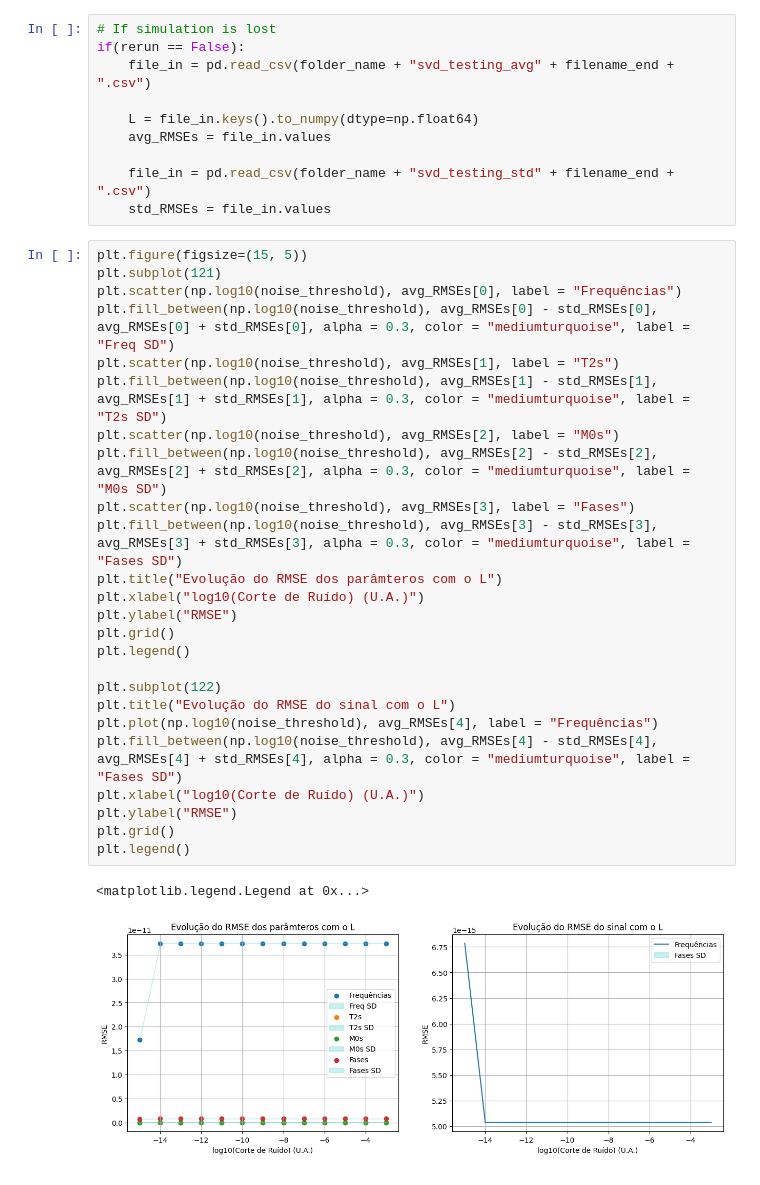
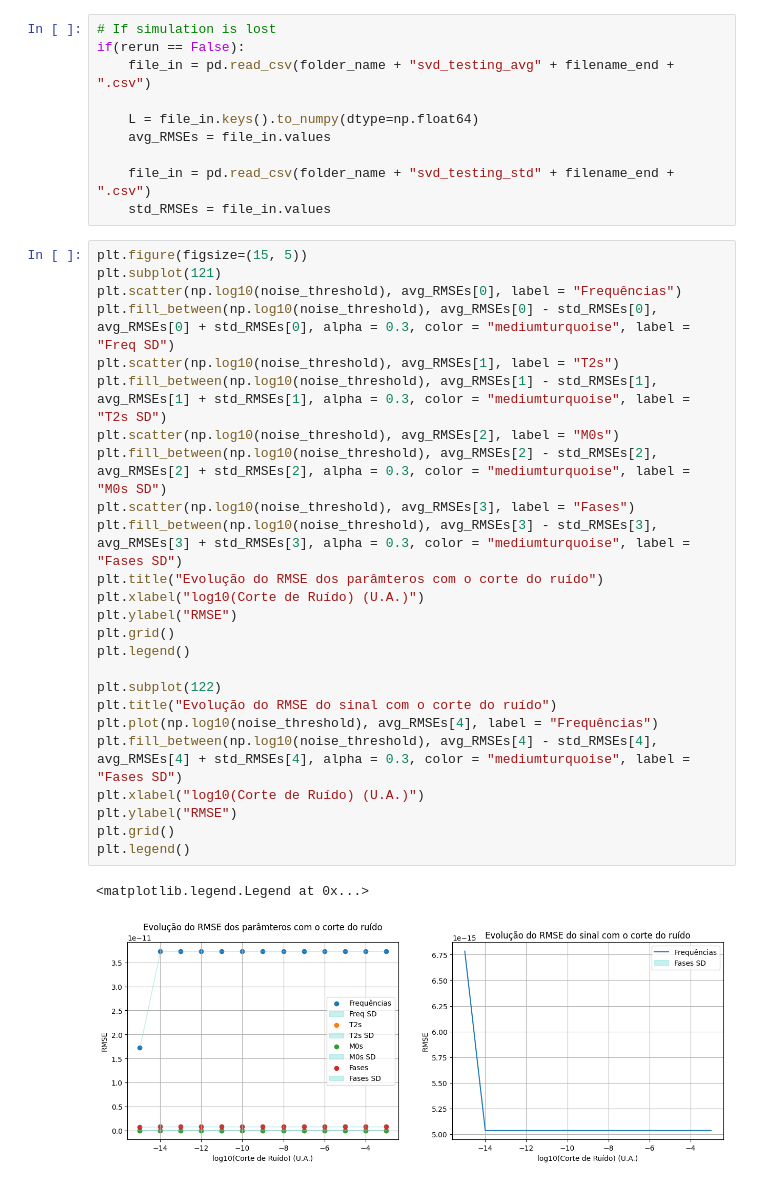
Before and after one commit to JoaoDell/MRI-study, a Jupyter notebook: examples/MPM/svd_testing.ipynb, the cells around one changed output. Saved outputs shown, nothing was run; the diff lists cells and outputs as text.

```diff
--- a/examples/MPM/svd_testing.ipynb
+++ b/examples/MPM/svd_testing.ipynb
@@ -97,28 +97,28 @@ if(rerun == False):
 # %%
 plt.figure(figsize=(15, 5))
 plt.subplot(121)
 plt.scatter(np.log10(noise_threshold), avg_RMSEs[0], label = "Frequências")
 plt.fill_between(np.log10(noise_threshold), avg_RMSEs[0] - std_RMSEs[0], avg_RMSEs[0] + std_RMSEs[0], alpha = 0.3, color = "mediumturquoise", label = "Freq SD")
 plt.scatter(np.log10(noise_threshold), avg_RMSEs[1], label = "T2s")
 plt.fill_between(np.log10(noise_threshold), avg_RMSEs[1] - std_RMSEs[1], avg_RMSEs[1] + std_RMSEs[1], alpha = 0.3, color = "mediumturquoise", label = "T2s SD")
 plt.scatter(np.log10(noise_threshold), avg_RMSEs[2], label = "M0s")
 plt.fill_between(np.log10(noise_threshold), avg_RMSEs[2] - std_RMSEs[2], avg_RMSEs[2] + std_RMSEs[2], alpha = 0.3, color = "mediumturquoise", label = "M0s SD")
 plt.scatter(np.log10(noise_threshold), avg_RMSEs[3], label = "Fases")
 plt.fill_between(np.log10(noise_threshold), avg_RMSEs[3] - std_RMSEs[3], avg_RMSEs[3] + std_RMSEs[3], alpha = 0.3, color = "mediumturquoise", label = "Fases SD")
-plt.title("Evolução do RMSE dos parâmteros com o L")
+plt.title("Evolução do RMSE dos parâmteros com o corte do ruído")
 plt.xlabel("log10(Corte de Ruído) (U.A.)")
 plt.ylabel("RMSE")
 plt.grid()
 plt.legend()
 
 plt.subplot(122)
-plt.title("Evolução do RMSE do sinal com o L")
+plt.title("Evolução do RMSE do sinal com o corte do ruído")
 plt.plot(np.log10(noise_threshold), avg_RMSEs[4], label = "Frequências")
 plt.fill_between(np.log10(noise_threshold), avg_RMSEs[4] - std_RMSEs[4], avg_RMSEs[4] + std_RMSEs[4], alpha = 0.3, color = "mediumturquoise", label = "Fases SD")
 plt.xlabel("log10(Corte de Ruído) (U.A.)")
 plt.ylabel("RMSE")
 plt.grid()
 plt.legend()
 # %% [output]
 <matplotlib.legend.Legend at 0x...>
-[figure, old version]
+[figure, new version]
```
Also changed, not shown: 2 other files.
